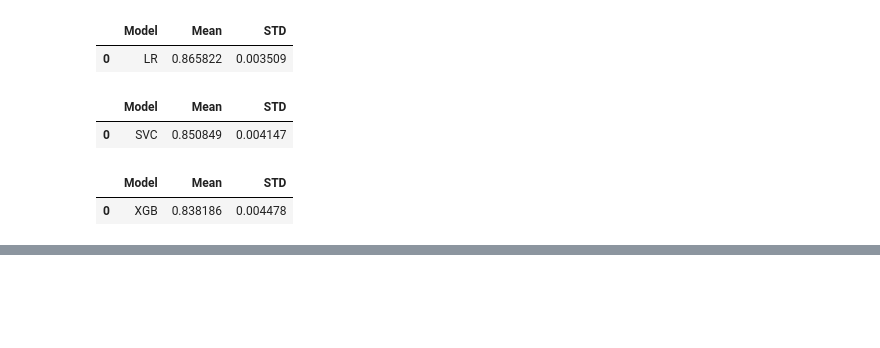
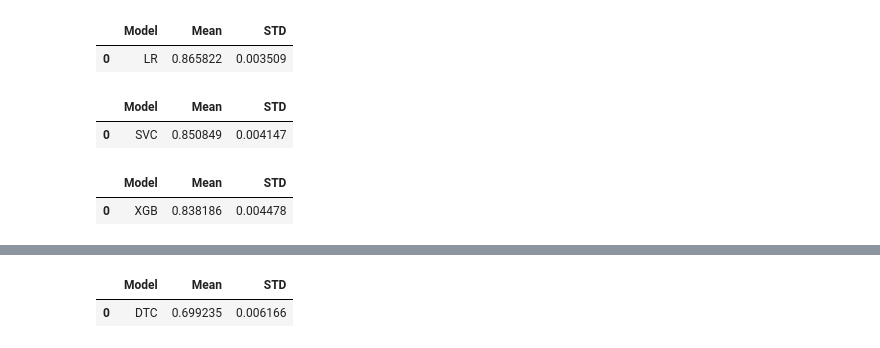
Before and after one commit to MaukanMir/IMDB-Sentiment-Analysis, a Jupyter notebook: training.ipynb, the cells around one changed output, grey strips where cells are left out. Cells and saved outputs as stored; diff of their text form; code cells hidden in the pictures; blank space fills up the shorter version.

Commit message:
added new models

```diff
--- a/training.ipynb
+++ b/training.ipynb
@@ -444,0 +448,8 @@ testing_selected_models(names, models, features, y)
+# %%
+names = ['DTC']
+
+models = get_selected_models(names)
+testing_selected_models(names, models, features, y)
+# %% [output]
+|  | Model | Mean | STD |
+| 0 | DTC | 0.699235 | 0.006166 |
```
Also changed, not shown: parts of 3 cells of this notebook.
